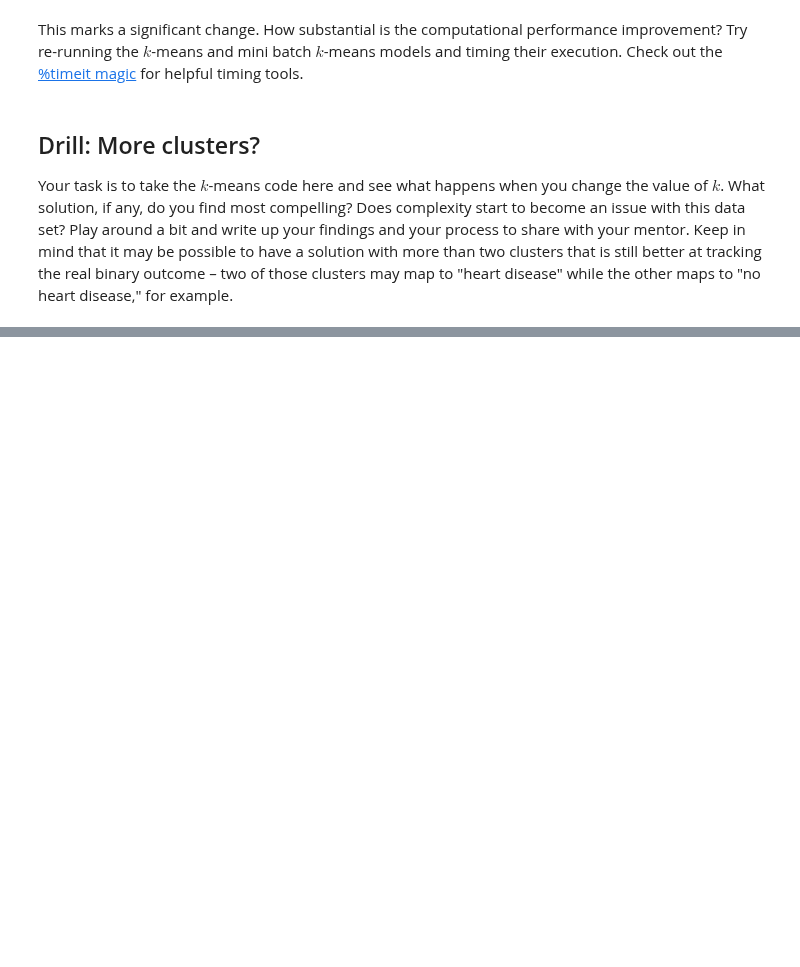
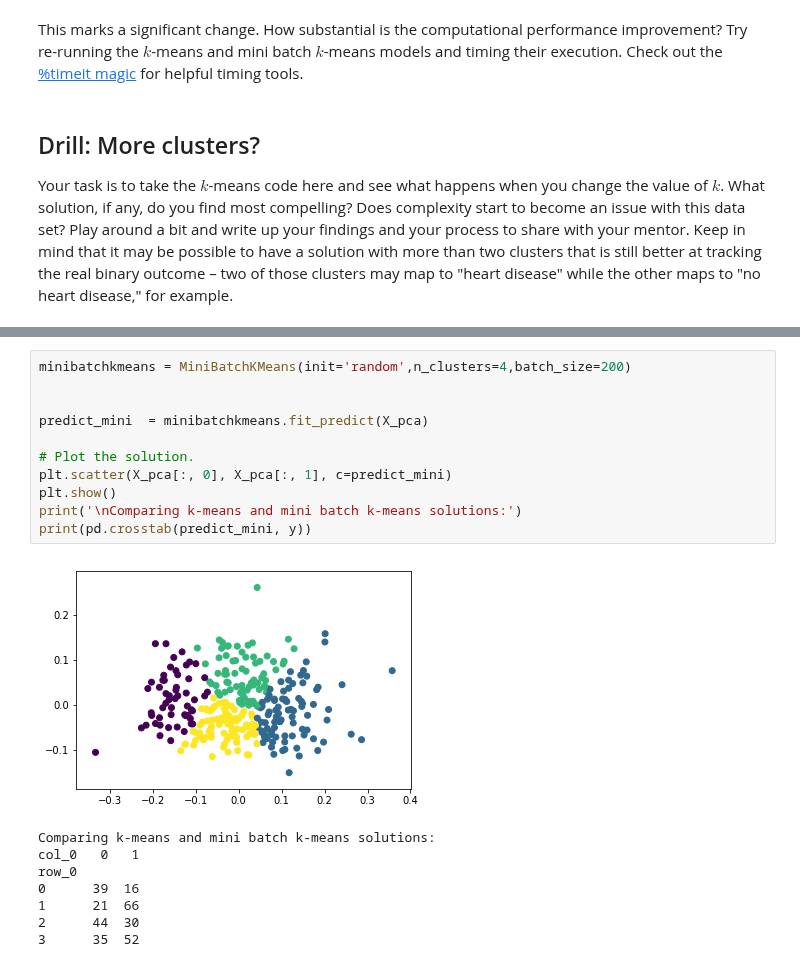
Before and after one commit to innawendell/Describing-Data-, a Jupyter notebook: 4.2.2+K-Means.ipynb, the cells around one changed output, grey strips where cells are left out. Cells and saved outputs as stored; diff of their text form; blank space fills up the shorter version.

```diff
--- a/4.2.2+K-Means.ipynb
+++ b/4.2.2+K-Means.ipynb
@@ -183,0 +195,20 @@ row_0
+# %%
+minibatchkmeans = MiniBatchKMeans(init='random',n_clusters=4,batch_size=200)
+
+
+predict_mini  = minibatchkmeans.fit_predict(X_pca)
+
+# Plot the solution.
+plt.scatter(X_pca[:, 0], X_pca[:, 1], c=predict_mini)
+plt.show()
+print('\nComparing k-means and mini batch k-means solutions:')
+print(pd.crosstab(predict_mini, y))
+# %% [output]
+[figure, added]
+Comparing k-means and mini batch k-means solutions:
+col_0   0   1
+row_0
+0      39  16
+1      21  66
+2      44  30
+3      35  52
```
Also changed, not shown: parts of 14 cells of this notebook.
